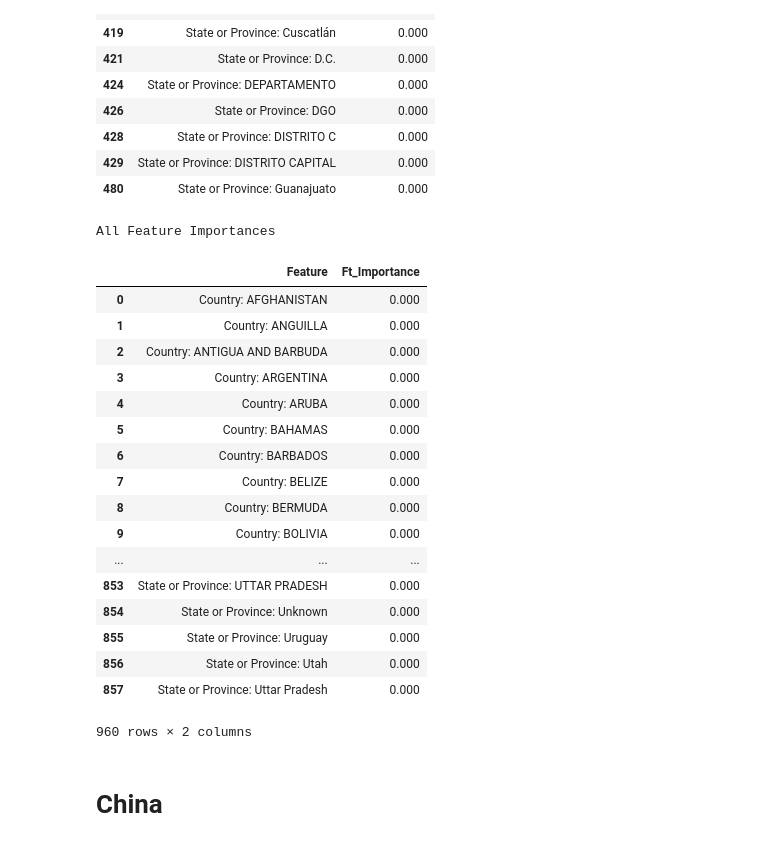
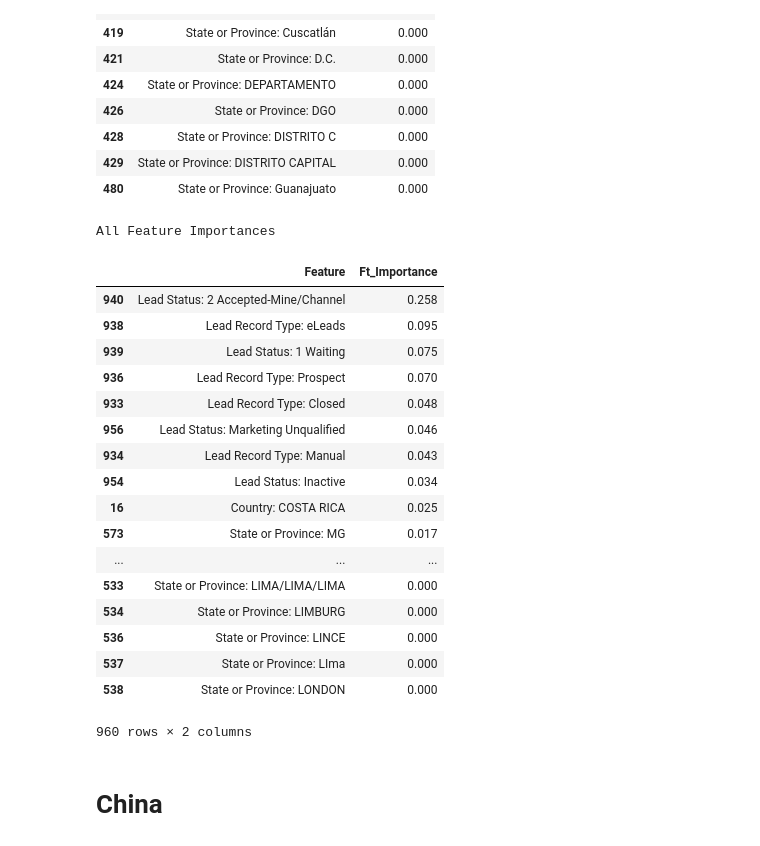
Before and after one commit to alexander-pan/Cisco-Classification, a Jupyter notebook: Cisco Classification.ipynb, the cells around one changed output. Saved outputs shown, nothing was run; the diff lists cells and outputs as text; code cells hidden in the pictures.

```diff
--- a/Cisco Classification.ipynb
+++ b/Cisco Classification.ipynb
@@ -198,26 +198,26 @@ Bottom 10 Feature Importances
 | 480 | State or Province: Guanajuato | 0.000 |
 # %%
 print 'All Feature Importances'
-display(ft_df)
+display(ft_df.sort_values('Ft_Importance',ascending=False))
 # %% [output]
 All Feature Importances
 |  | Feature | Ft_Importance |
-| 0 | Country: AFGHANISTAN | 0.000 |
-| 1 | Country: ANGUILLA | 0.000 |
-| 2 | Country: ANTIGUA AND BARBUDA | 0.000 |
-| 3 | Country: ARGENTINA | 0.000 |
-| 4 | Country: ARUBA | 0.000 |
-| 5 | Country: BAHAMAS | 0.000 |
-| 6 | Country: BARBADOS | 0.000 |
-| 7 | Country: BELIZE | 0.000 |
-| 8 | Country: BERMUDA | 0.000 |
-| 9 | Country: BOLIVIA | 0.000 |
+| 940 | Lead Status: 2 Accepted-Mine/Channel | 0.258 |
+| 938 | Lead Record Type: eLeads | 0.095 |
+| 939 | Lead Status: 1 Waiting | 0.075 |
+| 936 | Lead Record Type: Prospect | 0.070 |
+| 933 | Lead Record Type: Closed | 0.048 |
+| 956 | Lead Status: Marketing Unqualified | 0.046 |
+| 934 | Lead Record Type: Manual | 0.043 |
+| 954 | Lead Status: Inactive | 0.034 |
+| 16 | Country: COSTA RICA | 0.025 |
+| 573 | State or Province: MG | 0.017 |
 | ... | ... | ... |
-| 853 | State or Province: UTTAR PRADESH | 0.000 |
-| 854 | State or Province: Unknown | 0.000 |
-| 855 | State or Province: Uruguay | 0.000 |
-| 856 | State or Province: Utah | 0.000 |
-| 857 | State or Province: Uttar Pradesh | 0.000 |
+| 533 | State or Province: LIMA/LIMA/LIMA | 0.000 |
+| 534 | State or Province: LIMBURG | 0.000 |
+| 536 | State or Province: LINCE | 0.000 |
+| 537 | State or Province: LIma | 0.000 |
+| 538 | State or Province: LONDON | 0.000 |
 960 rows × 2 columns
 # %% [markdown]
 # China
```
